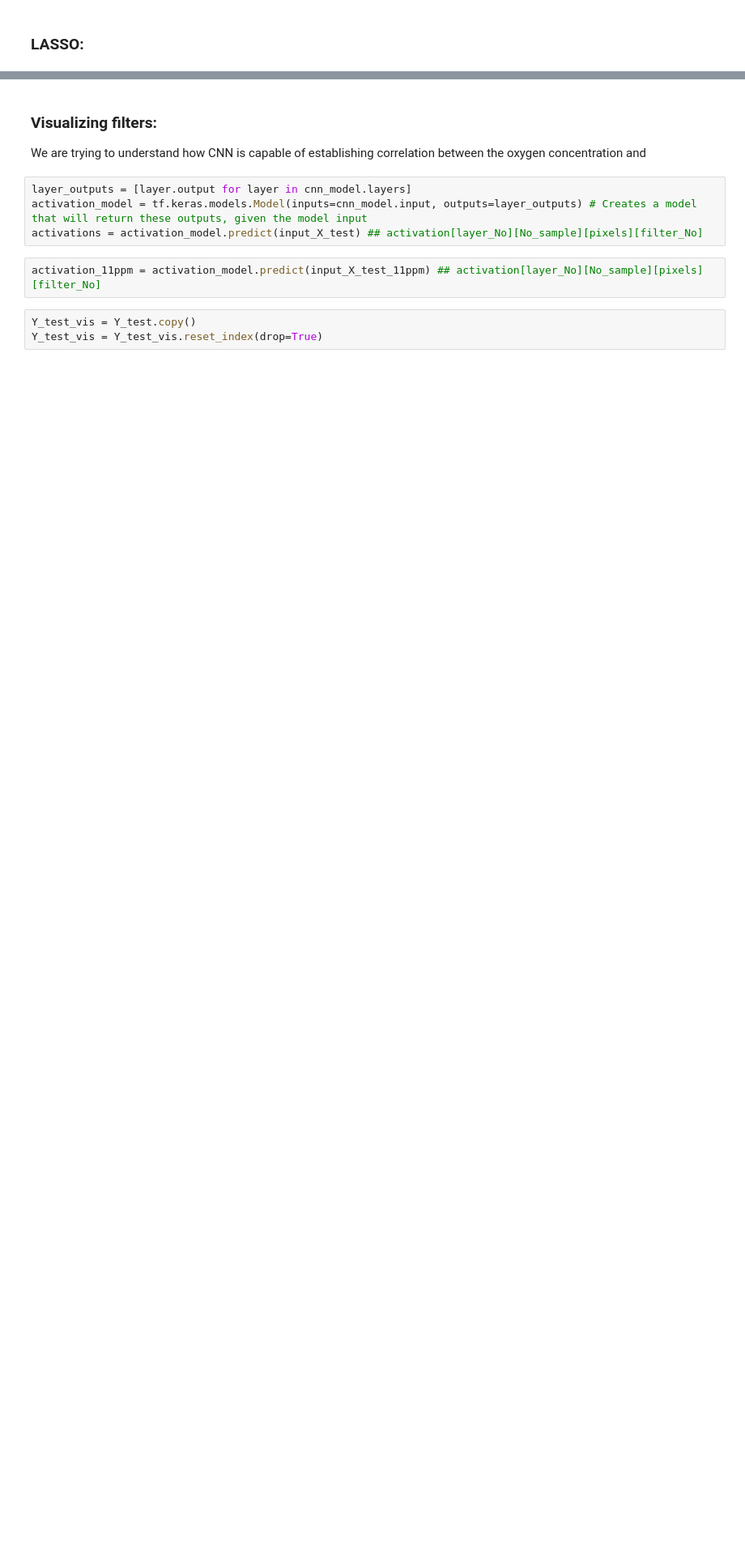
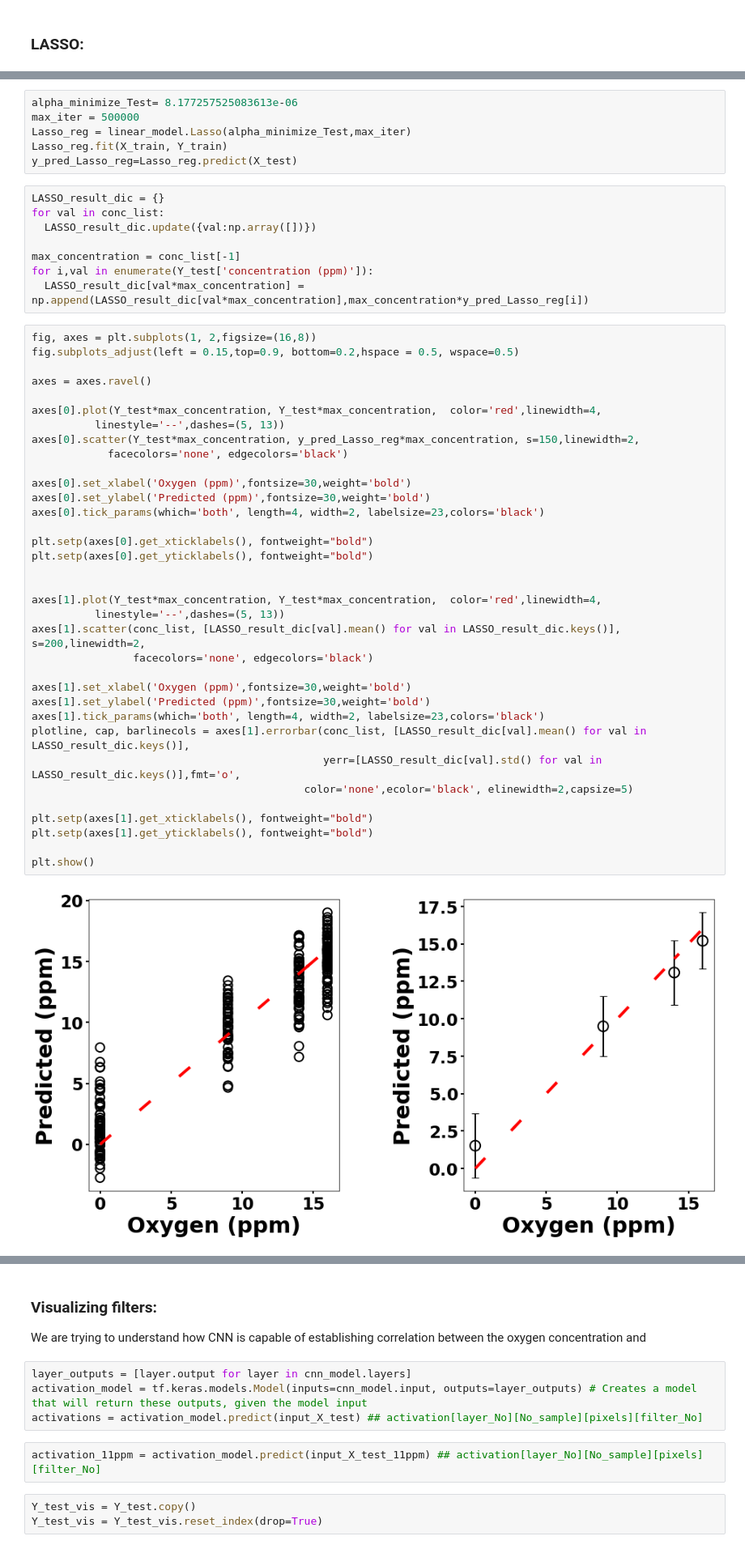
Before and after one commit to sadavari/SunEdison, a Jupyter notebook: SunEdison_CNN.ipynb, the cells around one changed output, grey strips where cells are left out. Shown at 81% size. Cells and saved outputs as stored; diff of their text form; blank space fills up the shorter version.

Commit message:
Adding LASSO

```diff
--- a/SunEdison_CNN.ipynb
+++ b/SunEdison_CNN.ipynb
@@ -543,0 +485,51 @@ alpha_minimize_Test= 8.177257525083613e-06
+# %%
+alpha_minimize_Test= 8.177257525083613e-06
+max_iter = 500000
+Lasso_reg = linear_model.Lasso(alpha_minimize_Test,max_iter)
+Lasso_reg.fit(X_train, Y_train)
+y_pred_Lasso_reg=Lasso_reg.predict(X_test)
+# %%
+LASSO_result_dic = {}
+for val in conc_list:
+  LASSO_result_dic.update({val:np.array([])})
+
+max_concentration = conc_list[-1]
+for i,val in enumerate(Y_test['concentration (ppm)']):
+  LASSO_result_dic[val*max_concentration] = np.append(LASSO_result_dic[val*max_concentration],max_concentration*y_pred_Lasso_reg[i])
+# %%
+fig, axes = plt.subplots(1, 2,figsize=(16,8))
+fig.subplots_adjust(left = 0.15,top=0.9, bottom=0.2,hspace = 0.5, wspace=0.5)
+
+axes = axes.ravel()
+
+axes[0].plot(Y_test*max_concentration, Y_test*max_concentration,  color='red',linewidth=4,
+          linestyle='--',dashes=(5, 13))
+axes[0].scatter(Y_test*max_concentration, y_pred_Lasso_reg*max_concentration, s=150,linewidth=2,
+            facecolors='none', edgecolors='black')
+
+axes[0].set_xlabel('Oxygen (ppm)',fontsize=30,weight='bold')
+axes[0].set_ylabel('Predicted (ppm)',fontsize=30,weight='bold')
+axes[0].tick_params(which='both', length=4, width=2, labelsize=23,colors='black')
+
+plt.setp(axes[0].get_xticklabels(), fontweight="bold")
+plt.setp(axes[0].get_yticklabels(), fontweight="bold")
+
+
+axes[1].plot(Y_test*max_concentration, Y_test*max_concentration,  color='red',linewidth=4,
+          linestyle='--',dashes=(5, 13))
+axes[1].scatter(conc_list, [LASSO_result_dic[val].mean() for val in LASSO_result_dic.keys()], s=200,linewidth=2,
+                facecolors='none', edgecolors='black')
+
+axes[1].set_xlabel('Oxygen (ppm)',fontsize=30,weight='bold')
+axes[1].set_ylabel('Predicted (ppm)',fontsize=30,weight='bold')
+axes[1].tick_params(which='both', length=4, width=2, labelsize=23,colors='black')
+plotline, cap, barlinecols = axes[1].errorbar(conc_list, [LASSO_result_dic[val].mean() for val in LASSO_result_dic.keys()],
+                                              yerr=[LASSO_result_dic[val].std() for val in LASSO_result_dic.keys()],fmt='o',
+                                           color='none',ecolor='black', elinewidth=2,capsize=5)
+
+plt.setp(axes[1].get_xticklabels(), fontweight="bold")
+plt.setp(axes[1].get_yticklabels(), fontweight="bold")
+
+plt.show()
+# %% [output]
+[figure, added]
```
Also changed, not shown: parts of 8 cells of this notebook.
